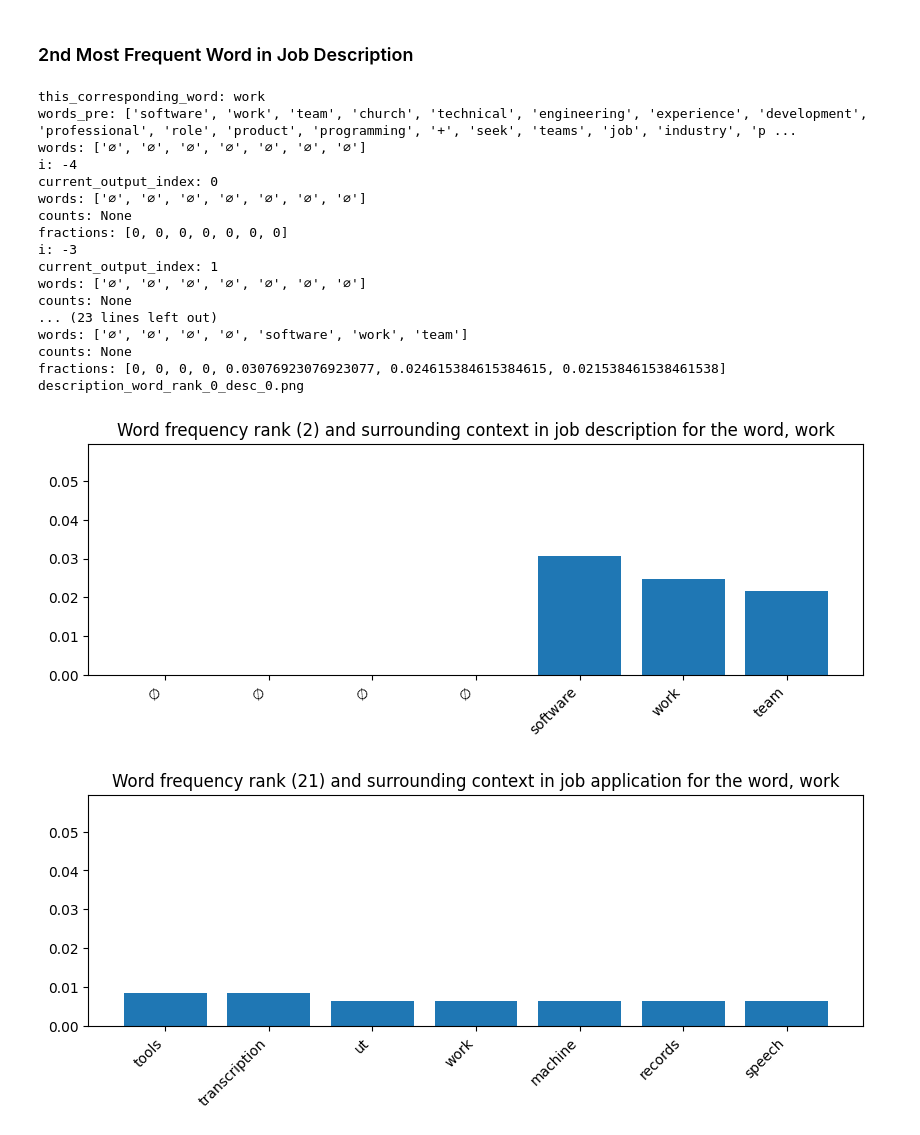
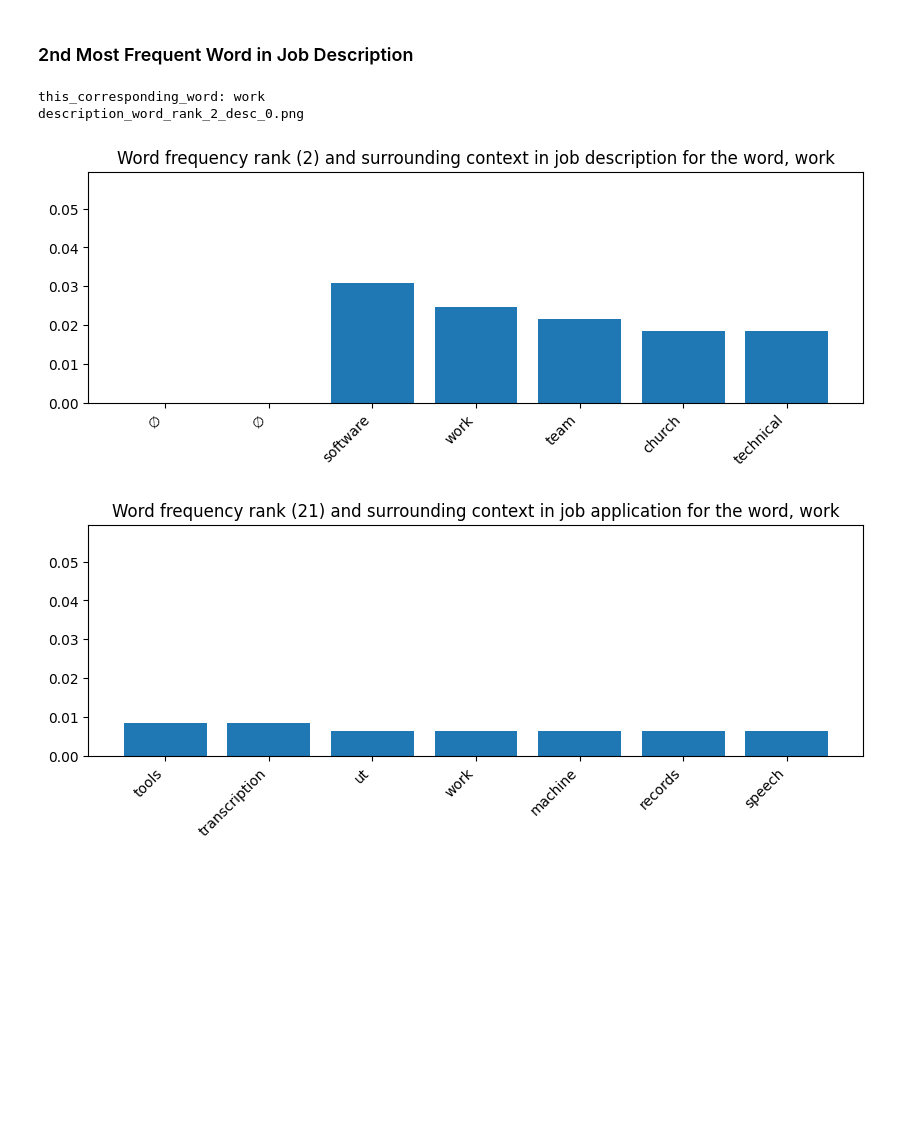
Before and after one commit to bballdave025/job-app-word-freq, a Jupyter notebook: Part_05_NLPPresentationJobHunt_DemoWordFreq_p5pp_output.ipynb, the cells around one changed output. Drawn from its saved outputs; the diff is of its cells as text; code cells hidden in the pictures; blank space fills up the shorter version.

```diff
--- a/Part_05_NLPPresentationJobHunt_DemoWordFreq_p5pp_output.ipynb
+++ b/Part_05_NLPPresentationJobHunt_DemoWordFreq_p5pp_output.ipynb
@@ -426,22 +439,23 @@ if rank_desc is None:
 else:
     get_freq_histo_specific(
             description_word_counts[desc_fname_idx_to_show],
-            rank_index_1=this_desc_idx,
+            rank_index_1=top_word_rank_in_desc, ### changed
             n_surrounding_words=3,
             do_show_word_and_count_lists=False,
             ylim_top_val=max_graph_proportion
     )
 
     fig_filename_desc = (
-            f"description_word_rank_{this_desc_idx}_"
+            f"description_word_rank_{top_word_rank_in_desc}_" # changed
             f"desc_{desc_fname_idx_to_show}.png"
     )
 
     print(fig_filename_desc)
 
-    title_for_desc = (f"Word frequency rank ({rank_desc}) and surrounding context in "
-                      f"job description for the word, {this_corresponding_word}"
-                 )
+    title_for_desc = (
+        f"Word frequency rank ({rank_desc}) and surrounding context in "
+        f"job description for the word, {this_corresponding_word}"
+    )
     plt.title(title_for_desc)
 
     plt.savefig(fig_filename_desc,
@@ -487,9 +501,10 @@ else:
                          f"desc_{desc_fname_idx_to_show}.png"
                         )
 
-    title_for_appl = (f"Word frequency rank ({rank_appl}) and surrounding context in "
-                      f"job application for the word, {this_corresponding_word}"
-                     )
+    title_for_appl = (
+        f"Word frequency rank ({rank_appl}) and surrounding context in "
+        f"job application for the word, {this_corresponding_word}"
+    )
     plt.title(title_for_appl)
 
     plt.savefig(fig_filename_appl,
@@ -582,55 +597,41 @@ fig_filename_desc = ""
 
 if rank_desc is None:
     import matplotlib.image as mpimg
     fig_filename_desc = "description_word_not_found.png"
     img = mpimg.imread(fig_filename_desc)
     imgplot = plt.imshow(img)
 ##endof:  if rank_desc
 else:
     get_freq_histo_specific(
             description_word_counts[desc_fname_idx_to_show],
-            rank_index_1=this_desc_idx,
+            rank_index_1=word_rank_in_desc, # changed
             n_surrounding_words=3,
             do_show_word_and_count_lists=False,
             ylim_top_val=max_graph_proportion
     )
 
     fig_filename_desc = (
-            f"description_word_rank_{this_desc_idx}_"
+            f"description_word_rank_{word_rank_in_desc}_" #changed
             f"desc_{desc_fname_idx_to_show}.png"
     )
 
     print(fig_filename_desc)
 
-    title_for_desc = (f"Word frequency rank ({rank_desc}) and surrounding context in "
-                      f"job description for the word, {this_corresponding_word}"
-                 )
+    title_for_desc = (
+        f"Word frequency rank ({rank_desc}) and surrounding context in "
+        f"job description for the word, {this_corresponding_word}"
+    )
     plt.title(title_for_desc)
 
     plt.savefig(fig_filename_desc,
                 bbox_inches='tight')
 
     plt.show()
 ##endof:  if/else rank_desc
 # %% [output]
 this_corresponding_word: work
-words_pre: ['software', 'work', 'team', 'church', 'technical', 'engineering', 'experience', 'development', 'professional', 'role', 'product', 'programming', '+', 'seek', 'teams', 'job', 'industry', 'p ...
-words: ['∅', '∅', '∅', '∅', '∅', '∅', '∅']
-i: -4
-current_output_index: 0
-words: ['∅', '∅', '∅', '∅', '∅', '∅', '∅']
-counts: None
-fractions: [0, 0, 0, 0, 0, 0, 0]
-i: -3
-current_output_index: 1
-words: ['∅', '∅', '∅', '∅', '∅', '∅', '∅']
-counts: None
-... (23 lines left out)
-words: ['∅', '∅', '∅', '∅', 'software', 'work', 'team']
-counts: None
-fractions: [0, 0, 0, 0, 0.03076923076923077, 0.024615384615384615, 0.021538461538461538]
-description_word_rank_0_desc_0.png
+description_word_rank_2_desc_0.png
-[figure, old version]
+[figure, new version]
 # %%
 _, rank_appl = find_word_in_both_display_lists(
         this_corresponding_word,
```
Also changed, not shown: parts of 22 cells of this notebook.
